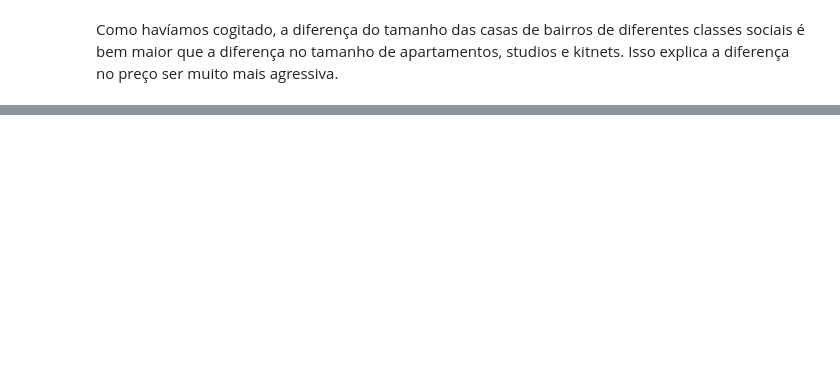
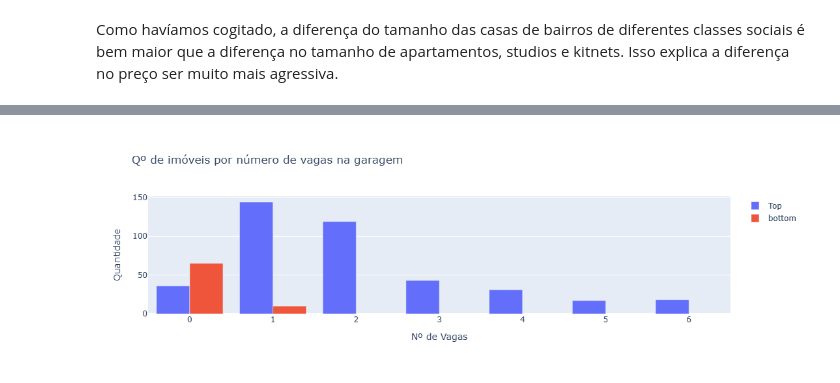
Before and after one commit to leonamcassemir0/analise-de-ponta, a Jupyter notebook: sao_paulo_housing_prices.ipynb, the cells around one changed output, grey strips where cells are left out. Drawn from its saved outputs; the diff is of its cells as text; code cells hidden in the pictures; blank space fills up the shorter version.

```diff
--- a/sao_paulo_housing_prices.ipynb
+++ b/sao_paulo_housing_prices.ipynb
@@ -863,0 +881,32 @@ Como havíamos cogitado, a diferença do tamanho das casas de bairros de diferen
+# %%
+top_aptos_garage = top_aptos['garage'].value_counts().reset_index()
+top_aptos_garage.columns = ['Qº de Vagas', 'Quantidade']
+top_aptos_garage = top_aptos_garage.sort_values(by='Qº de Vagas', ascending=True)
+
+bottom_aptos_garage = bottom_aptos['garage'].value_counts().reset_index()
+bottom_aptos_garage.columns = ['Qº de Vagas', 'Quantidade']
+bottom_aptos_garage = bottom_aptos_garage.sort_values(by='Qº de Vagas', ascending=True)
+
+fig = go.Figure()
+
+fig.add_trace(go.Bar(
+    x=top_aptos_garage['Qº de Vagas'],
+    y=top_aptos_garage['Quantidade'],
+    name='Top')
+)
+
+fig.add_trace(go.Bar(
+    x=bottom_aptos_garage['Qº de Vagas'],
+    y=bottom_aptos_garage['Quantidade'],
+    name='bottom')
+)
+
+fig.update_layout(
+    title='Qº de imóveis por número de vagas na garagem',
+    xaxis_title='Nº de Vagas',
+    yaxis_title='Quantidade'
+)
+
+fig.show()
+# %% [output]
+[figure, added]
```
Also changed, not shown: parts of 19 cells of this notebook.
